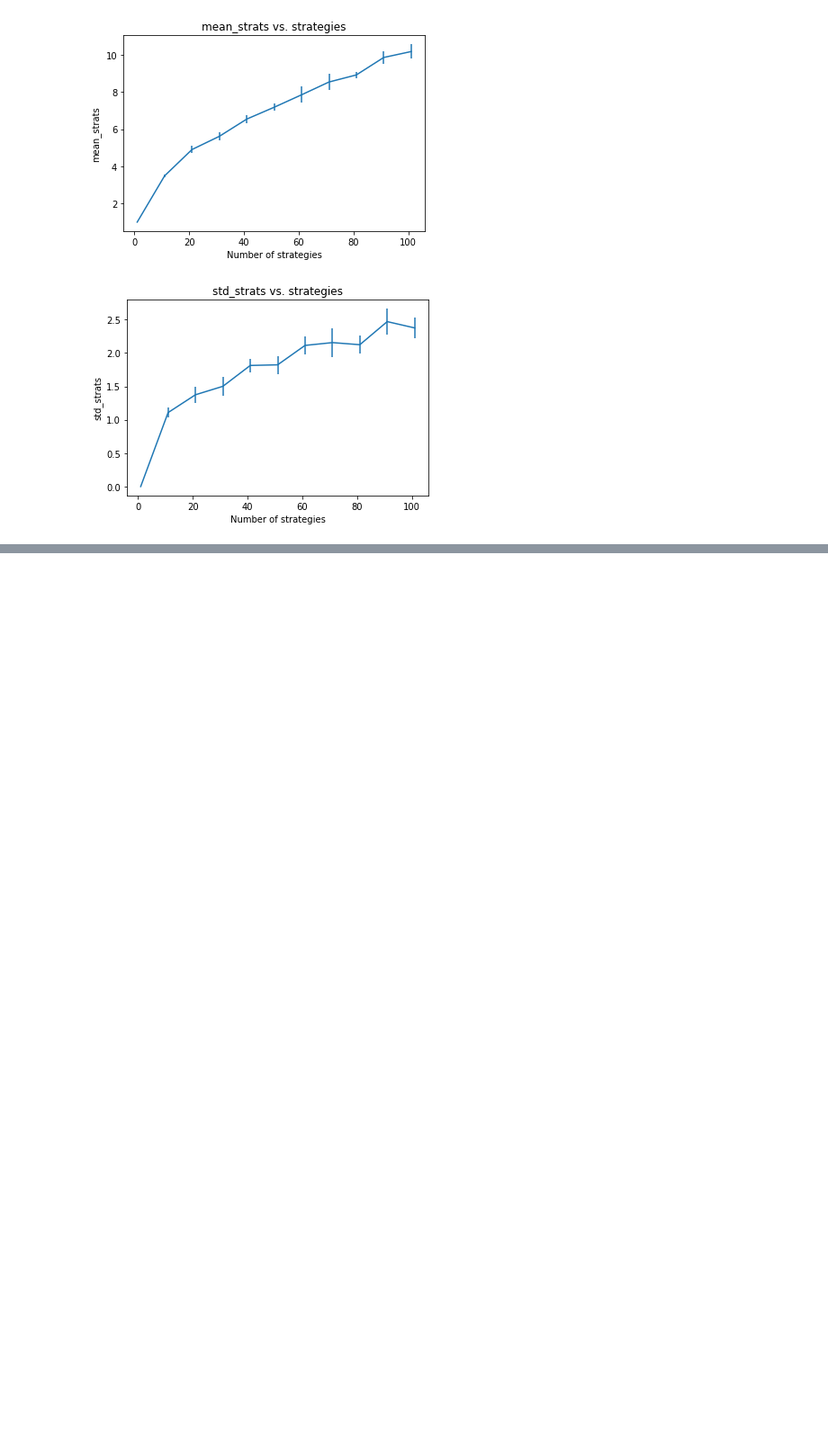
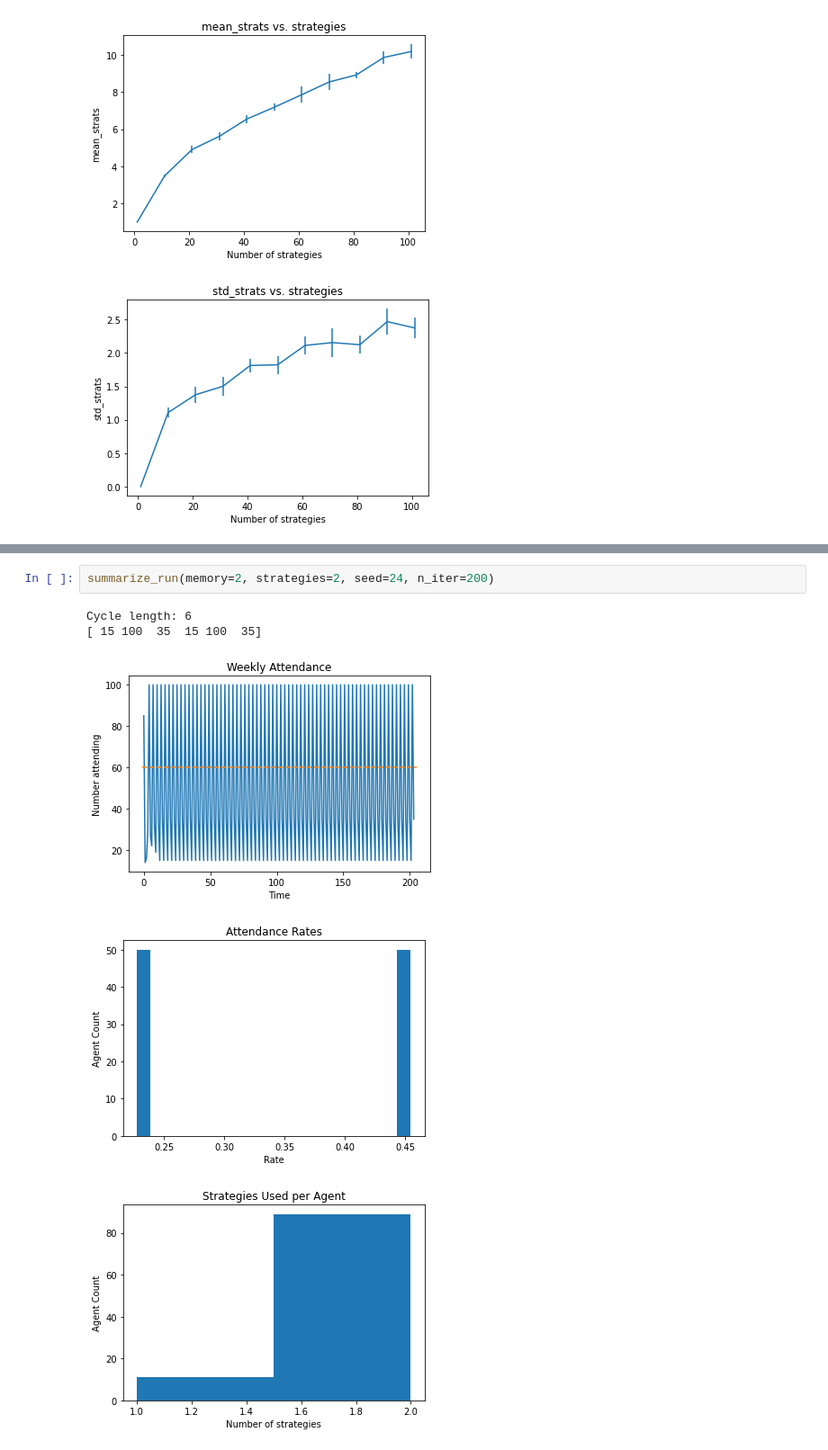
Before and after one commit to rebeku/El-Farol-Bar-Problem, a Jupyter notebook: V2/Experiments.ipynb, the cells around one changed output, grey strips where cells are left out. Shown at 90% size. Drawn from its saved outputs; the diff is of its cells as text; blank space fills up the shorter version.

```diff
--- a/V2/Experiments.ipynb
+++ b/V2/Experiments.ipynb
@@ -333,0 +342,8 @@ experiment(x_name, x_range, n_reps, rng)
+# %%
+summarize_run(memory=2, strategies=2, seed=24, n_iter=200)
+# %% [output]
+Cycle length: 6
+[ 15 100  35  15 100  35]
+[figure, added]
+[figure, added]
+[figure, added]
```
Also changed, not shown: parts of 2 cells of this notebook, 1 other file.
